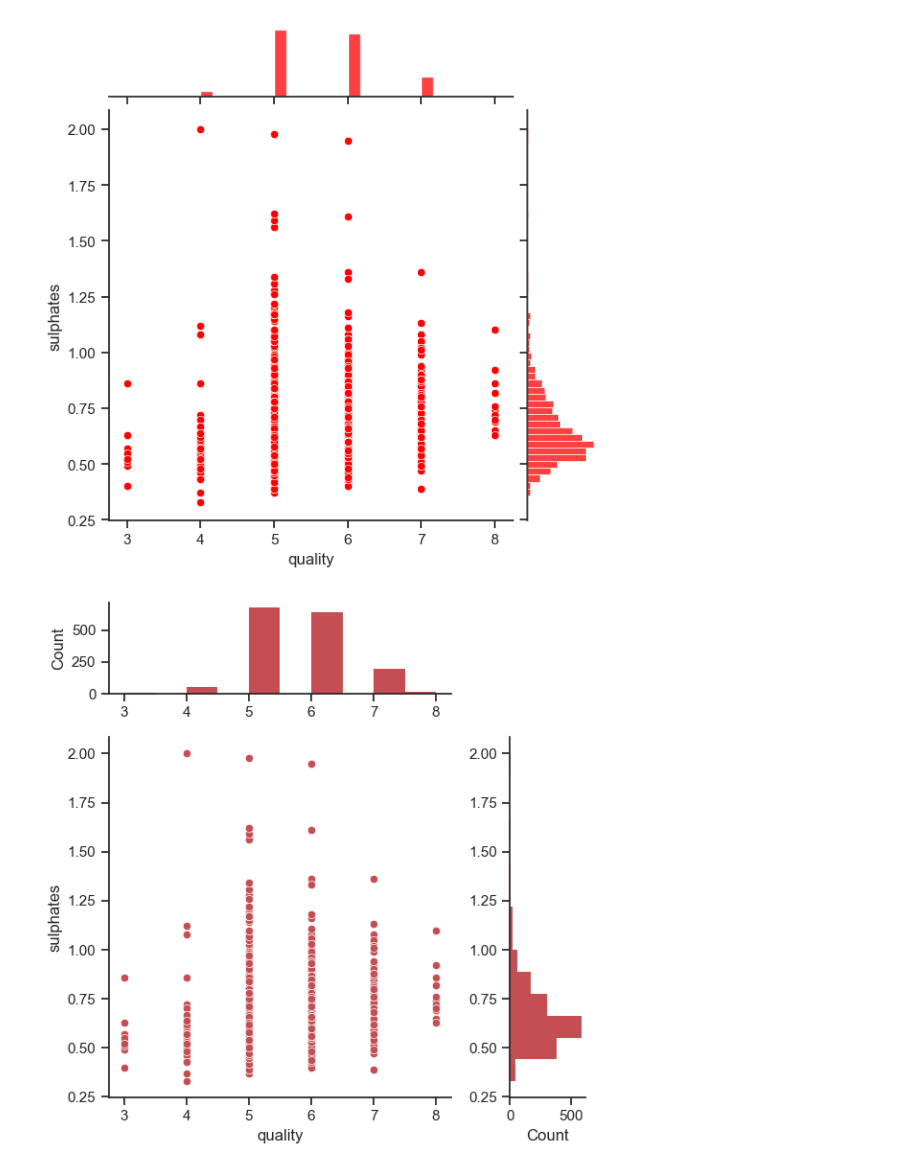
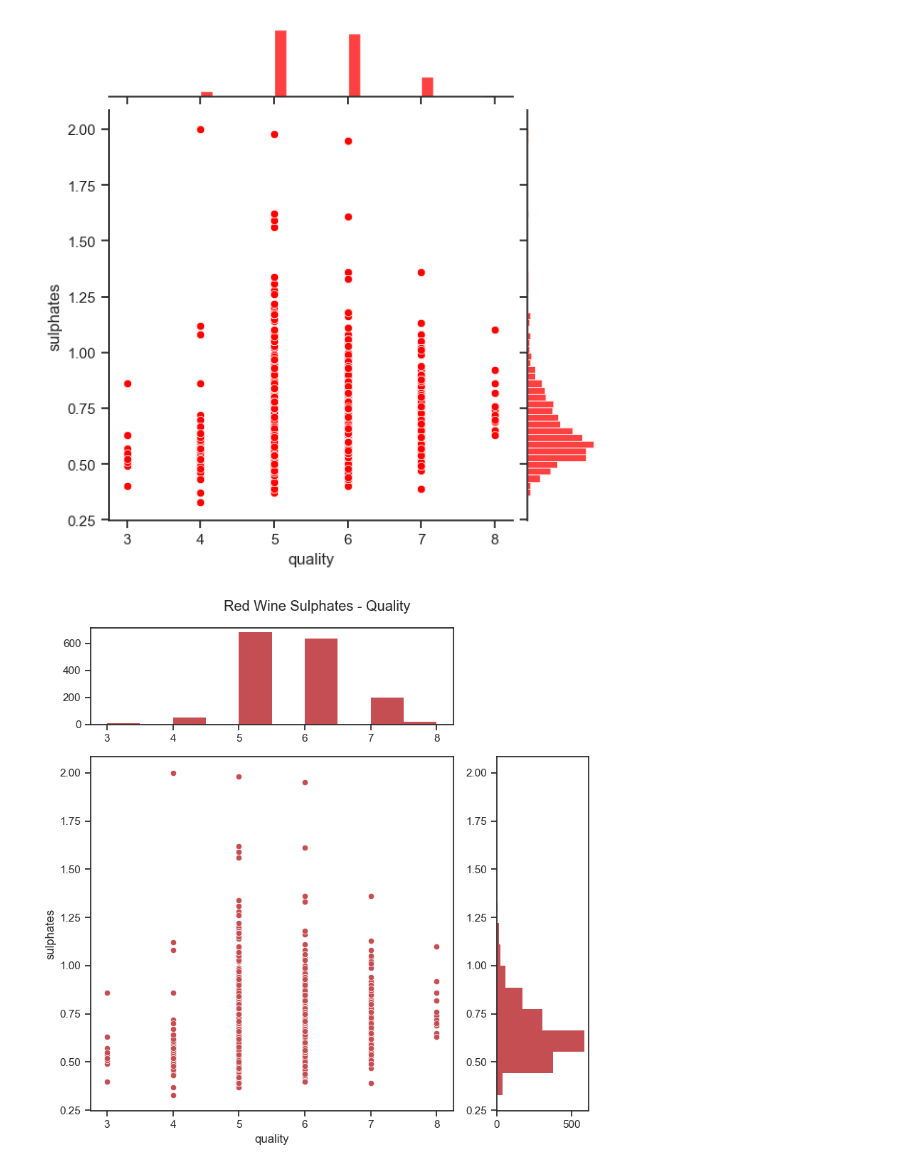
Before and after one commit to cdb8675309/Sprint-2, a Jupyter notebook: P2_S2.ipynb, the cells around one changed output. Drawn from its saved outputs; the diff is of its cells as text; code cells hidden in the pictures.

Commit message:
"working seaborn jointplots completed r and w"

```diff
--- a/P2_S2.ipynb
+++ b/P2_S2.ipynb
@@ -275,23 +275,21 @@ g.plot(sns.scatterplot, sns.histplot, color="red", )
 <seaborn.axisgrid.JointGrid at 0x...>
 [figure]
 # %%
-
-"""x, y = penguins["bill_length_mm"], penguins["bill_depth_mm"]
-sns.scatterplot(x=x, y=y, ec="b", fc="none", s=100, linewidth=1.5, ax=g.ax_joint)
-sns.histplot(x=x, fill=False, linewidth=2, ax=g.ax_marg_x)
-sns.kdeplot(y=y, linewidth=2, ax=g.ax_marg_y)
- """
-
-#fig, ax = plt.subplots()
-g = sns.JointGrid(marginal_ticks=True, ratio=3, space=2)
+#red wine jointplot seaborn
+g = sns.JointGrid(marginal_ticks=True, ratio=3, space=2, height=8)
 x, y = red_wine['quality'], red_wine['sulphates']
 sns.scatterplot(x=x, y=y, ax=g.ax_joint, color='r', alpha=1)
 sns.histplot(x=x, linewidth=0, ax=g.ax_marg_x, bins=10, color='r', alpha=1)
 g.ax_marg_x.tick_params(labelbottom=True)
+g.ax_marg_x.set_ylabel('')
+
 sns.histplot(y=y, linewidth=0, ax=g.ax_marg_y, bins=15, color='r', alpha=1)
 g.ax_marg_y.tick_params(labelleft=True)
 
+g.ax_marg_y.set_xlabel('')
+g.fig.suptitle('Red Wine Sulphates - Quality')
 plt.tight_layout()
+sns.despine(bottom = False, left = False, right=False, top=False)
 plt.show()
 # %% [output]
-[figure, old version]
+[figure, new version]
```
Also changed, not shown: parts of 1 cell of this notebook.
